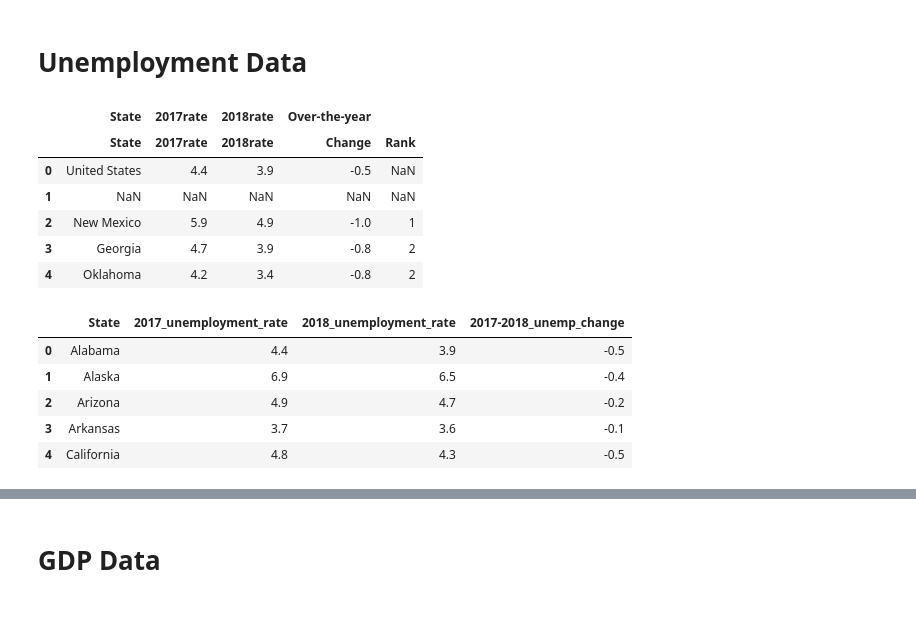
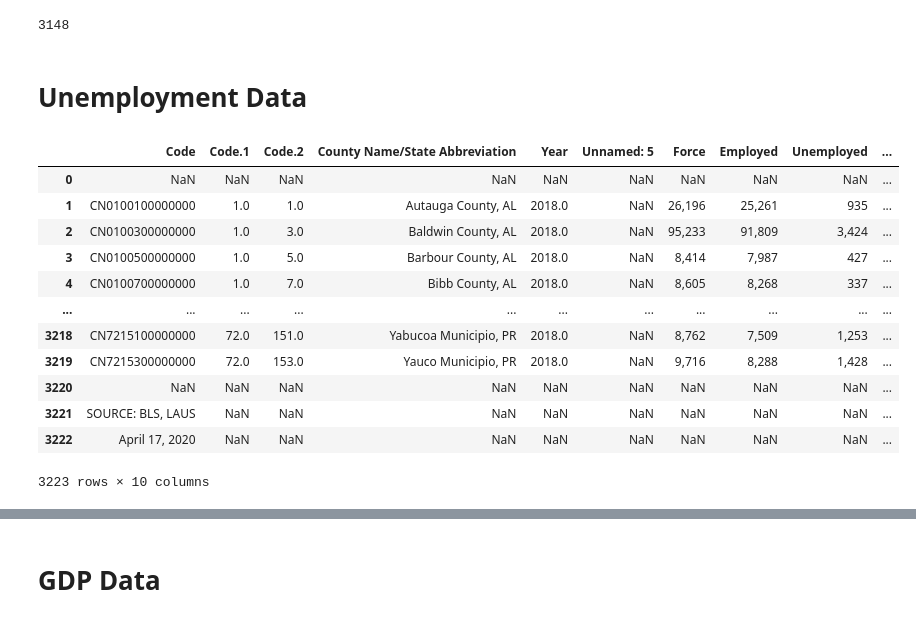
Before and after one commit to Jua91/ETL-Project, a Jupyter notebook: Data_cleanup.ipynb, the cells around one changed output, grey strips where cells are left out. Drawn from its saved outputs; the diff is of its cells as text; code cells hidden in the pictures.

```diff
--- a/Data_cleanup.ipynb
+++ b/Data_cleanup.ipynb
@@ -2,0 +86,5 @@ import pandas as pd
+# %%
+hi_final_df = hi_final_df.drop_duplicates(["County","State"], keep="first").reset_index(drop=True)
+len(hi_final_df)
+# %% [output]
+3148
@@ -8,25 +94,0 @@ tables = pd.read_html(url)
-# %%
-tables[0].head()
-# %% [output]
-|  | State | 2017rate | 2018rate | Over-the-year |  |
-|  | State | 2017rate | 2018rate | Change | Rank |
-| 0 | United States | 4.4 | 3.9 | -0.5 | NaN |
-| 1 | NaN | NaN | NaN | NaN | NaN |
-| 2 | New Mexico | 5.9 | 4.9 | -1.0 | 1 |
-| 3 | Georgia | 4.7 | 3.9 | -0.8 | 2 |
-| 4 | Oklahoma | 4.2 | 3.4 | -0.8 | 2 |
-# %%
-unemp_df = tables[0]
-unemp_df.columns = ["State","2017_unemployment_rate","2018_unemployment_rate","2017-2018_unemp_change","rank"]
-unemp_df = unemp_df.drop([0,1,53,54])
-unemp_df = unemp_df.drop(columns=['rank'])
-unemp_df = unemp_df.reset_index(drop =True)
-unemp_final_df = unemp_df.sort_values("State").reset_index(drop=True)
-unemp_final_df.head()
-# %% [output]
-|  | State | 2017_unemployment_rate | 2018_unemployment_rate | 2017-2018_unemp_change |
-| 0 | Alabama | 4.4 | 3.9 | -0.5 |
-| 1 | Alaska | 6.9 | 6.5 | -0.4 |
-| 2 | Arizona | 4.9 | 4.7 | -0.2 |
-| 3 | Arkansas | 3.7 | 3.6 | -0.1 |
-| 4 | California | 4.8 | 4.3 | -0.5 |
@@ -34,0 +95,24 @@ unemp_final_df.head()
+# %%
+unemp_files = ["Resources/unemp2018.csv","Resources/unemp2017.csv","Resources/unemp2016.csv",\
+               "Resources/unemp2015.csv","Resources/unemp2014.csv","Resources/unemp2013.csv",\
+               "Resources/unemp2012.csv","Resources/unemp2011.csv","Resources/unemp2010.csv",\
+               "Resources/unemp2009.csv","Resources/unemp2008.csv"]
+
+# Read all the csvs
+unemp_dfs = [pd.read_csv(unemp_file, header=4) for unemp_file in unemp_files]
+
+unemp_dfs[0]
+# %% [output]
+|  | Code | Code.1 | Code.2 | County Name/State Abbreviation | Year | Unnamed: 5 | Force | Employed | Unemployed | ... |
+| 0 | NaN | NaN | NaN | NaN | NaN | NaN | NaN | NaN | NaN | ... |
+| 1 | CN0100100000000 | 1.0 | 1.0 | Autauga County, AL | 2018.0 | NaN | 26,196 | 25,261 | 935 | ... |
+| 2 | CN0100300000000 | 1.0 | 3.0 | Baldwin County, AL | 2018.0 | NaN | 95,233 | 91,809 | 3,424 | ... |
+| 3 | CN0100500000000 | 1.0 | 5.0 | Barbour County, AL | 2018.0 | NaN | 8,414 | 7,987 | 427 | ... |
+| 4 | CN0100700000000 | 1.0 | 7.0 | Bibb County, AL | 2018.0 | NaN | 8,605 | 8,268 | 337 | ... |
+| ... | ... | ... | ... | ... | ... | ... | ... | ... | ... | ... |
+| 3218 | CN7215100000000 | 72.0 | 151.0 | Yabucoa Municipio, PR | 2018.0 | NaN | 8,762 | 7,509 | 1,253 | ... |
+| 3219 | CN7215300000000 | 72.0 | 153.0 | Yauco Municipio, PR | 2018.0 | NaN | 9,716 | 8,288 | 1,428 | ... |
+| 3220 | NaN | NaN | NaN | NaN | NaN | NaN | NaN | NaN | NaN | ... |
+| 3221 | SOURCE: BLS, LAUS | NaN | NaN | NaN | NaN | NaN | NaN | NaN | NaN | ... |
+| 3222 | April 17, 2020 | NaN | NaN | NaN | NaN | NaN | NaN | NaN | NaN | ... |
+3223 rows × 10 columns
```
Also changed, not shown: parts of 36 cells of this notebook, 6 other files.
